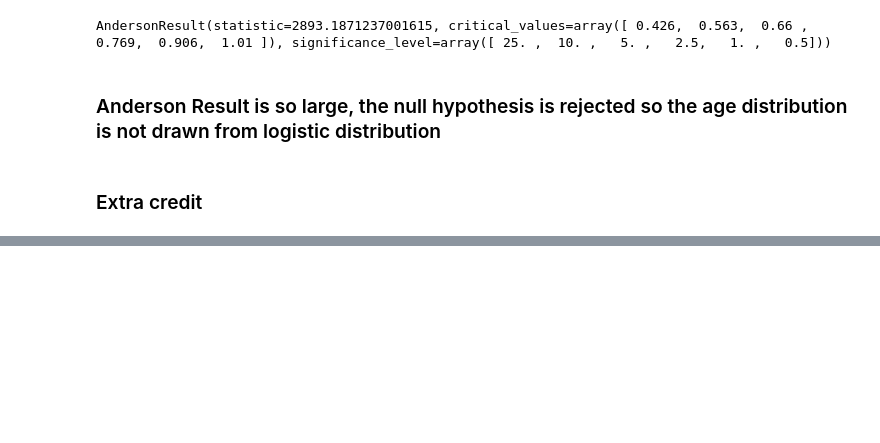
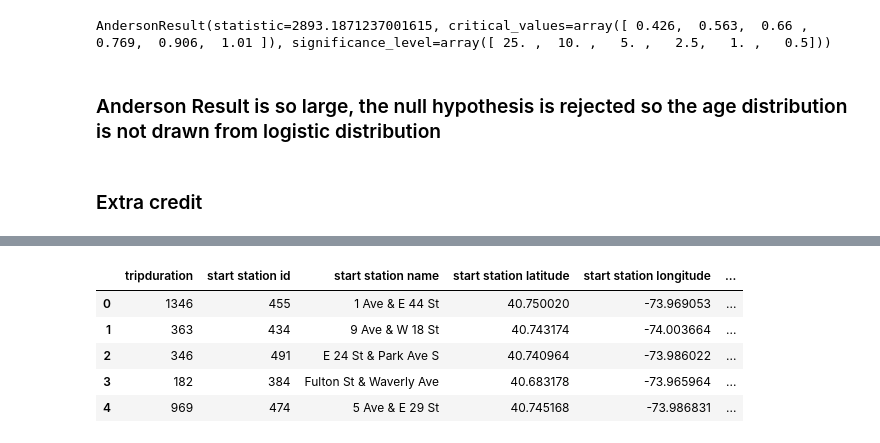
Before and after one commit to yw2278/PUI2016_yw2278, a Jupyter notebook: HW5_yw2278/Assignment_1_yw2278.ipynb, the cells around one changed output, grey strips where cells are left out. Cells and saved outputs as stored; diff of their text form; code cells hidden in the pictures; blank space fills up the shorter version.

```diff
--- a/HW5_yw2278/Assignment_1_yw2278.ipynb
+++ b/HW5_yw2278/Assignment_1_yw2278.ipynb
@@ -201,0 +221,9 @@ AndersonResult(statistic=2893.1871237001615, critical_values=array([ 0.426,  0.5
+# %%
+df.head()
+# %% [output]
+|  | tripduration | start station id | start station name | start station latitude | start station longitude | ... |
+| 0 | 1346 | 455 | 1 Ave & E 44 St | 40.750020 | -73.969053 | ... |
+| 1 | 363 | 434 | 9 Ave & W 18 St | 40.743174 | -74.003664 | ... |
+| 2 | 346 | 491 | E 24 St & Park Ave S | 40.740964 | -73.986022 | ... |
+| 3 | 182 | 384 | Fulton St & Waverly Ave | 40.683178 | -73.965964 | ... |
+| 4 | 969 | 474 | 5 Ave & E 29 St | 40.745168 | -73.986831 | ... |
```
Also changed, not shown: parts of 17 cells of this notebook, 2 other files.
